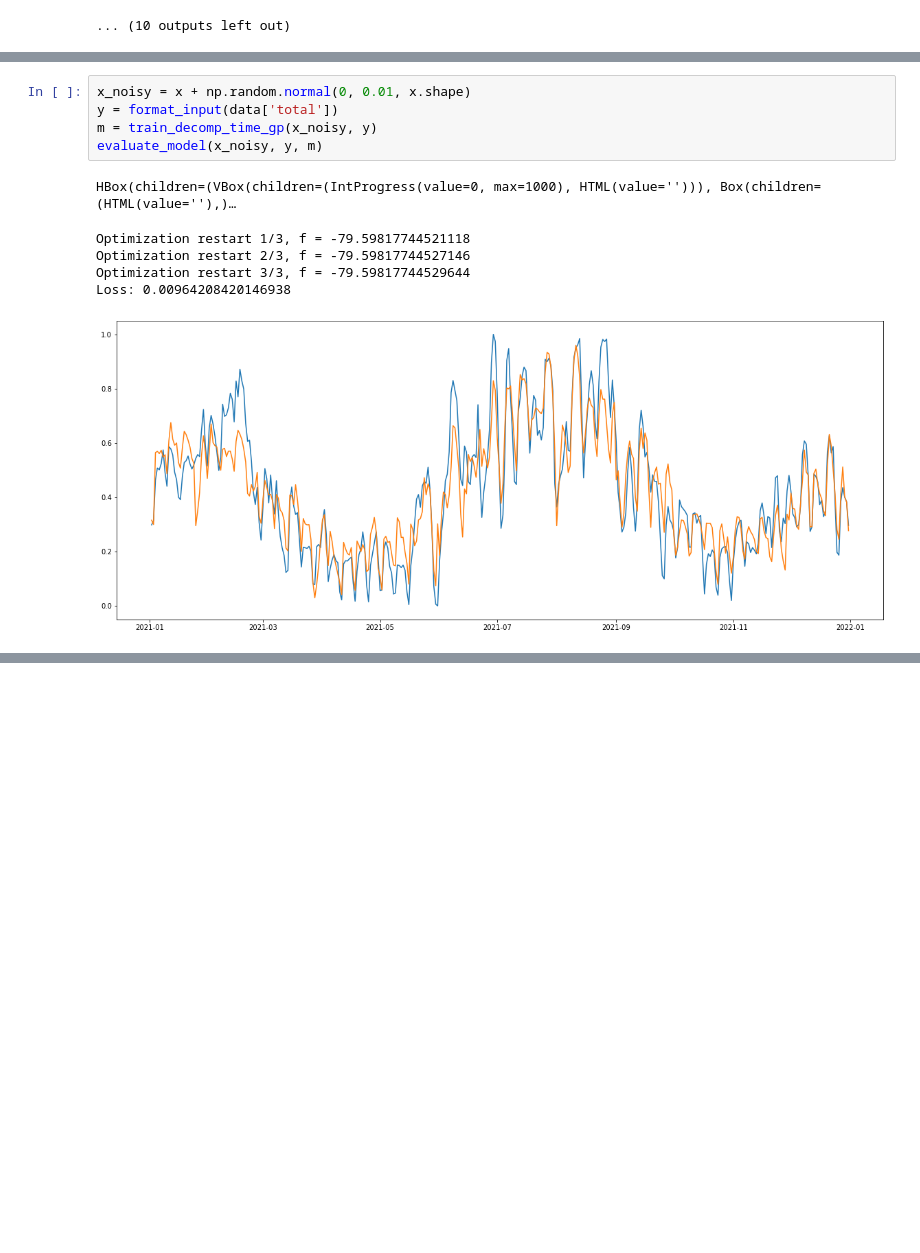
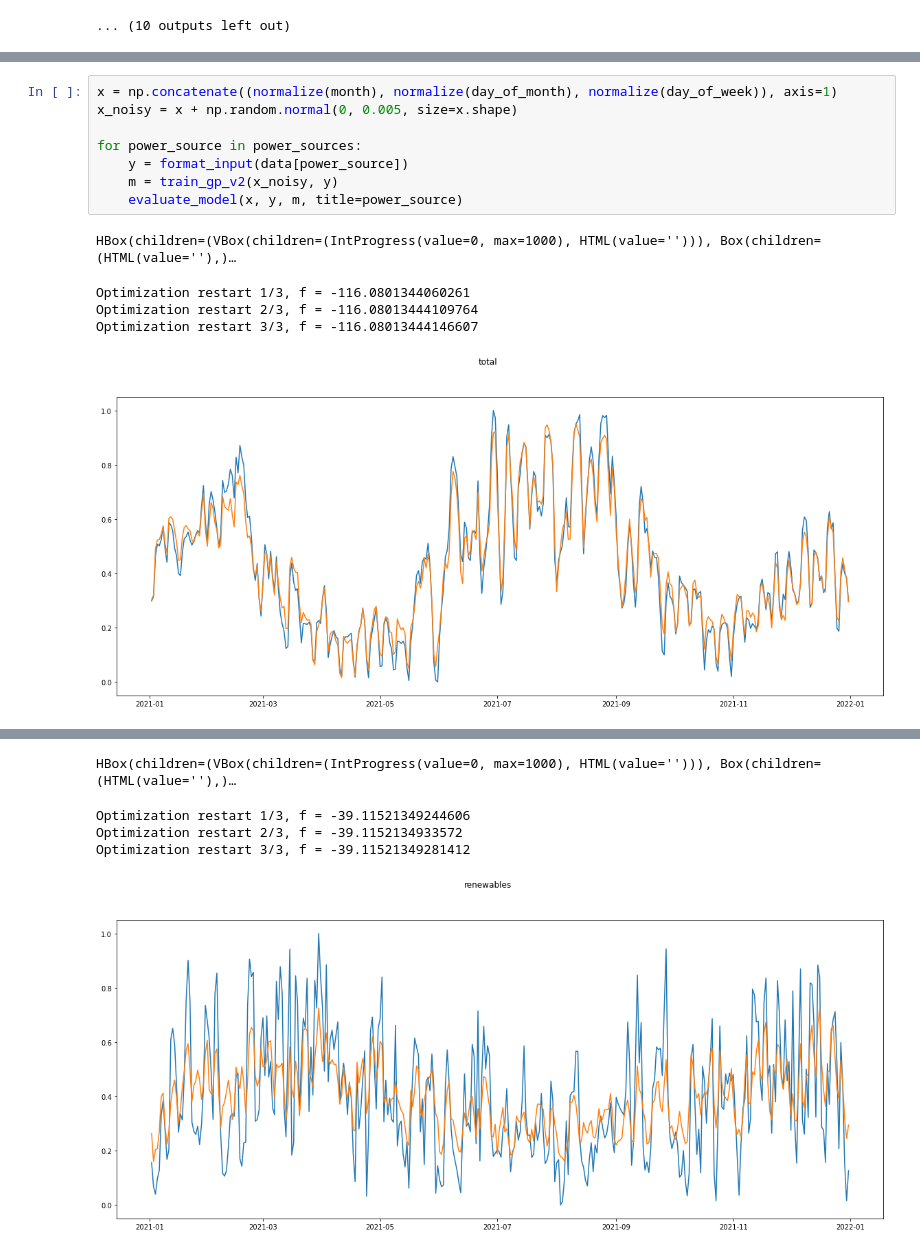
Before and after one commit to pmollbernardes/mlpw-supply-model, a Jupyter notebook: generation.ipynb, the cells around one changed output, grey strips where cells are left out. Saved outputs shown, nothing was run; the diff lists cells and outputs as text; blank space fills up the shorter version.

```diff
--- a/generation.ipynb
+++ b/generation.ipynb
@@ -128,12 +168,14 @@ Optimization restart 3/3, f = -127.19570593197864
 # %%
-x_noisy = x + np.random.normal(0, 0.01, x.shape)
-y = format_input(data['total'])
-m = train_decomp_time_gp(x_noisy, y)
-evaluate_model(x_noisy, y, m)
+x = np.concatenate((normalize(month), normalize(day_of_month), normalize(day_of_week)), axis=1)
+x_noisy = x + np.random.normal(0, 0.005, size=x.shape)
+
+for power_source in power_sources:
+    y = format_input(data[power_source])
+    m = train_gp_v2(x_noisy, y)
+    evaluate_model(x, y, m, title=power_source)
 # %% [output]
 HBox(children=(VBox(children=(IntProgress(value=0, max=1000), HTML(value=''))), Box(children=(HTML(value=''),)…
-Optimization restart 1/3, f = -79.59817744521118
-Optimization restart 2/3, f = -79.59817744527146
-Optimization restart 3/3, f = -79.59817744529644
-Loss: 0.00964208420146938
+Optimization restart 1/3, f = -116.0801344060261
+Optimization restart 2/3, f = -116.08013444109764
+Optimization restart 3/3, f = -116.08013444146607
-[figure, old version]
+[figure, new version]
@@ -139,0 +183,5 @@ Loss: 0.00964208420146938
+HBox(children=(VBox(children=(IntProgress(value=0, max=1000), HTML(value=''))), Box(children=(HTML(value=''),)…
+Optimization restart 1/3, f = -39.11521349244606
+Optimization restart 2/3, f = -39.1152134933572
+Optimization restart 3/3, f = -39.11521349281412
+[figure, added]
```
Also changed, not shown: parts of 8 cells of this notebook.
